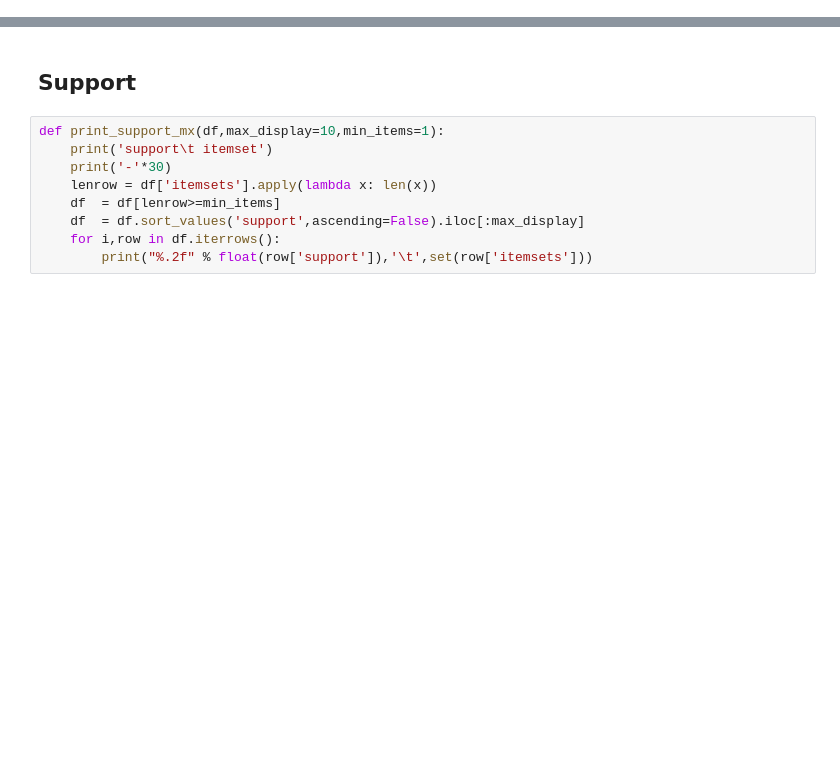
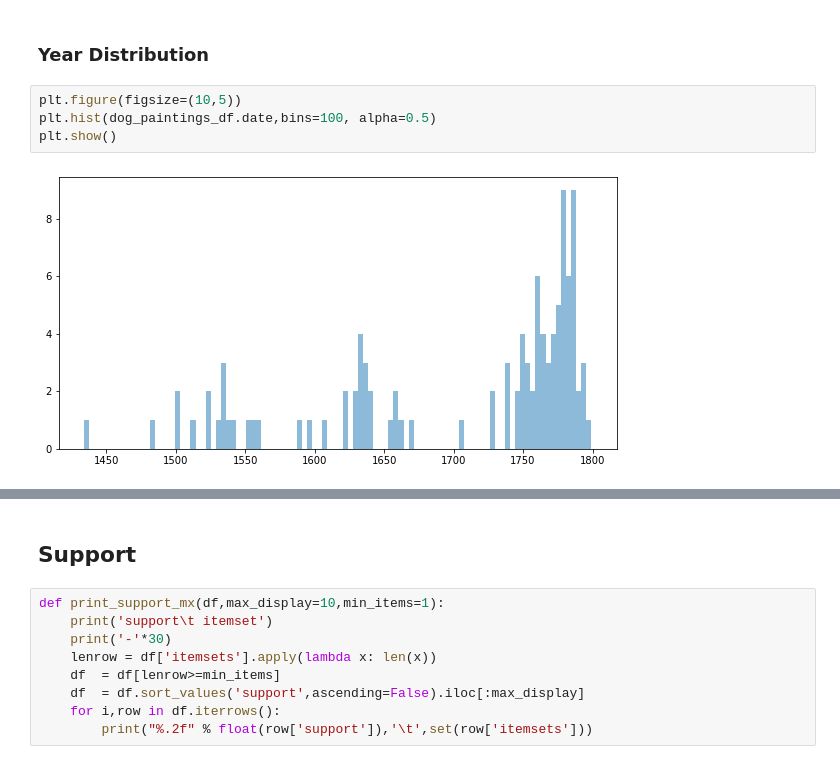
Before and after one commit to dddpt/history-digital-objects-symbolic, a Jupyter notebook: scripts/s1_model_experimentation/s2_association_rules_mining.ipynb, the cells around one changed output, grey strips where cells are left out. Cells and saved outputs as stored; diff of their text form; blank space fills up the shorter version.

```diff
--- a/scripts/s1_model_experimentation/s2_association_rules_mining.ipynb
+++ b/scripts/s1_model_experimentation/s2_association_rules_mining.ipynb
@@ -0,0 +104,8 @@
+# %% [markdown]
+### Year Distribution
+# %%
+plt.figure(figsize=(10,5))
+plt.hist(dog_paintings_df.date,bins=100, alpha=0.5)
+plt.show()
+# %% [output]
+[figure, added]
```
Also changed, not shown: parts of 34 cells of this notebook.
